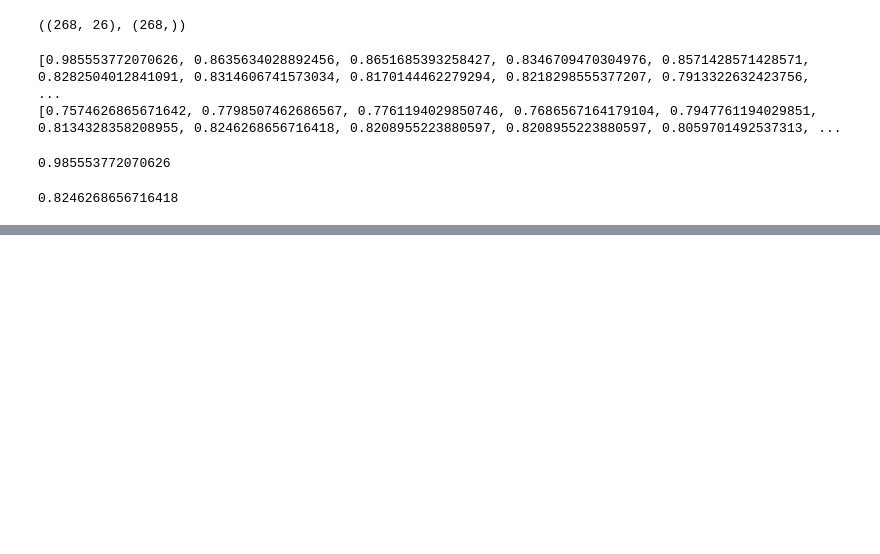
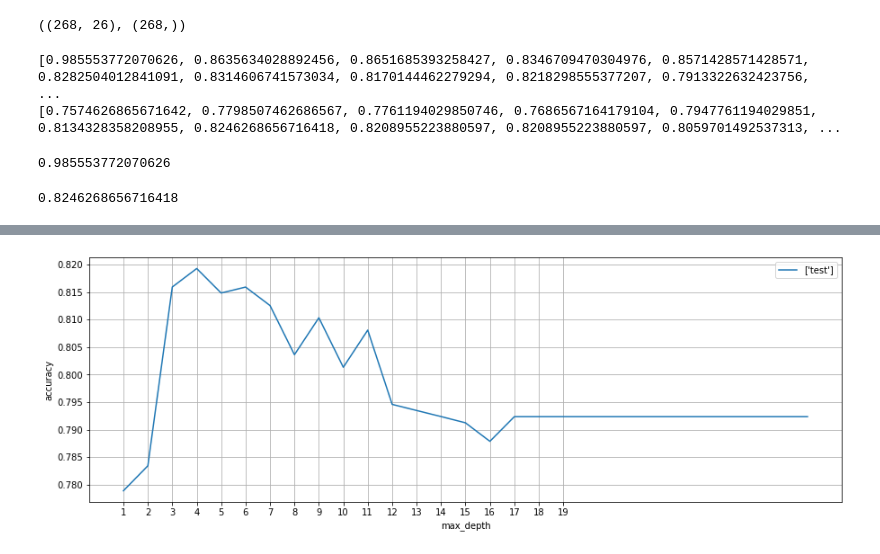
Before and after one commit to Lee-bumgi/AI_Class, a Jupyter notebook: A.Machine_Learning2/04_타이타닉데이터분석.ipynb, the cells around one changed output, grey strips where cells are left out. Drawn from its saved outputs; the diff is of its cells as text; code cells hidden in the pictures; blank space fills up the shorter version.

```diff
--- a/A.Machine_Learning2/04_타이타닉데이터분석.ipynb
+++ b/A.Machine_Learning2/04_타이타닉데이터분석.ipynb
@@ -1081,0 +1116,19 @@ gender_submission.to_csv("./data/tree_depth5.csv", index = False)
+# %%
+
+test_score = []
+for d in range(1,30):
+    model = DecisionTreeClassifier(max_depth=d, random_state=720) # random_state
+    result = cross_val_score(model, X_train, y_train, cv=5)
+    test_score.append(result.mean())
+# %%
+plt.figure(figsize=(15,5))
+
+plt.plot(range(1,30),test_score, label = ['test'])
+plt.legend()
+plt.grid()
+plt.xticks(range(1,20))
+plt.ylabel('accuracy')
+plt.xlabel('max_depth')
+plt.show()
+# %% [output]
+[figure, added]
```
Also changed, not shown: parts of 13 cells of this notebook, 5 other files.
